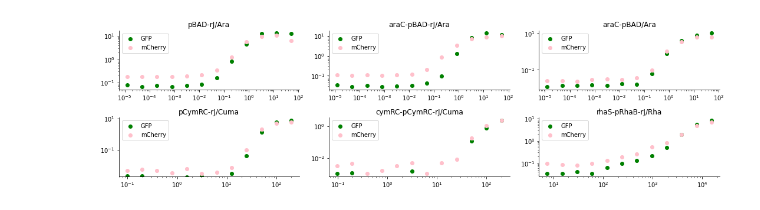
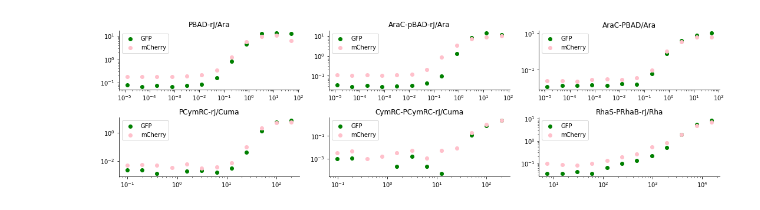
Before and after one commit to rmardian/intein-based-circuits, a Jupyter notebook: Promoters Characterization - JW.ipynb, the cells around one changed output. Cells and saved outputs as stored; diff of their text form; code cells hidden in the pictures.

```diff
--- a/Promoters Characterization - JW.ipynb
+++ b/Promoters Characterization - JW.ipynb
@@ -67,10 +67,8 @@ def generate_responses(data, promoters, inducers):
     df_ind.columns = promoters
     return df_res, df_ind
 
-def plot_responses(row, col, datas, inducers, promoters, sharex=True, sharey=False, log_scale=False):
+def plot_responses(row, col, datas, inducers, promoters, labels, colors, sharex=True, sharey=False, log_scale=False):
 
-    labels = ['GFP', 'mCherry']
-    colors = ['green', 'pink']
     f, axs = plt.subplots(row, col, sharex=sharex, sharey=sharey, figsize=(col*5, row*2))
     axr = axs.ravel()
     for i, ax in enumerate(axr):
@@ -78,7 +76,6 @@ def plot_responses(row, col, datas, inducers, promoters, sharex=True, sharey=Fal
             for j, data in enumerate(datas):
                 #print(i, j, data.shape)
                 response = data[data.index.str.startswith(promoters[i])].values
-                #print(i, j, response)
                 ax.scatter(inducers[i], response, color=colors[j], label=labels[j])
                 if log_scale:
                     ax.loglog()
@@ -131,10 +128,10 @@ def get_data_at(fluos, ods, h=6):
     return samples.iloc[int(h * 60/20)].apply(lambda x:  x / reporter.iloc[int(h * 60/20)].mean())
 # %%
 folder = '200-JW-promoters-characterization'
-map_name = 'plate_map'
 
-promoters = ['pBAD-rJ/Ara', 'araC-pBAD-rJ/Ara', 'araC-pBAD/Ara',
-             'pCymRC-rJ/Cuma', 'cymRC-pCymRC-rJ/Cuma', 'rhaS-pRhaB-rJ/Rha']
+map_name = '01-02-plate_map'
+plate_map = pd.read_csv('datasets/experiment/{}/{}.csv'.format(folder, map_name))
+promoters = [sample_map[p] for p in plate_map['1'].dropna().tolist() if p.startswith('P')]
 
 induction_lvl = 11
 max_inducers = [52, 52, 52, 200, 200, 15300] #ara, ohc14, cuma, ahl, dapg, sal, rha
@@ -147,7 +144,19 @@ for x, mi in enumerate(max_inducers):
     inducers.append(inducer)
 # %%
 filename = 'JW-promoter-characterization-01-repeat'
-ods_gfp, fluos_gfp, fluos_1_gfp, fluos_2_gfp = read_data(folder, filename, map_name)
+ods_gfp, fluos_gfp, fluos_1_gfp, fluos_2_gfp = read_data(folder, filename, plate_map)
 df_gfp = get_data_at(fluos_2_gfp, ods_gfp, h=12)
 #df_res_gfp, df_ind_gfp = generate_responses(df_gfp, promoters, inducers)
 #plot_responses(3, 3, df_gfp, inducers, promoters, sharex=False, log_scale=True)
+
+filename = 'JW-promoter-characterization-02-repeat'
+ods_mc, fluos_mc, fluos_1_mc, fluos_2_mc = read_data(folder, filename, plate_map)
+df_mc = get_data_at(fluos_2_mc, ods_mc, h=12)
+#df_res, df_ind = generate_responses(df, promoters, inducers)
+#plot_responses(3, 3, df, inducers, promoters, sharex=False, log_scale=True)
+
+labels = ['GFP', 'mCherry']
+colors = ['green', 'pink']
+plot_responses(3, 3, [df_gfp, df_mc], inducers, promoters, labels, colors, sharex=False, log_scale=True)
+# %% [output]
+[figure, added]
@@ -160,4 +162,0 @@ df_mc = get_data_at(fluos_2_mc, ods_mc, h=12)
-# %%
-plot_responses(3, 3, [df_gfp, df_mc], inducers, promoters, sharex=False, log_scale=True)
-# %% [output]
-[figure, removed]
```
Also changed, not shown: parts of 13 cells of this notebook, 17 other files.
